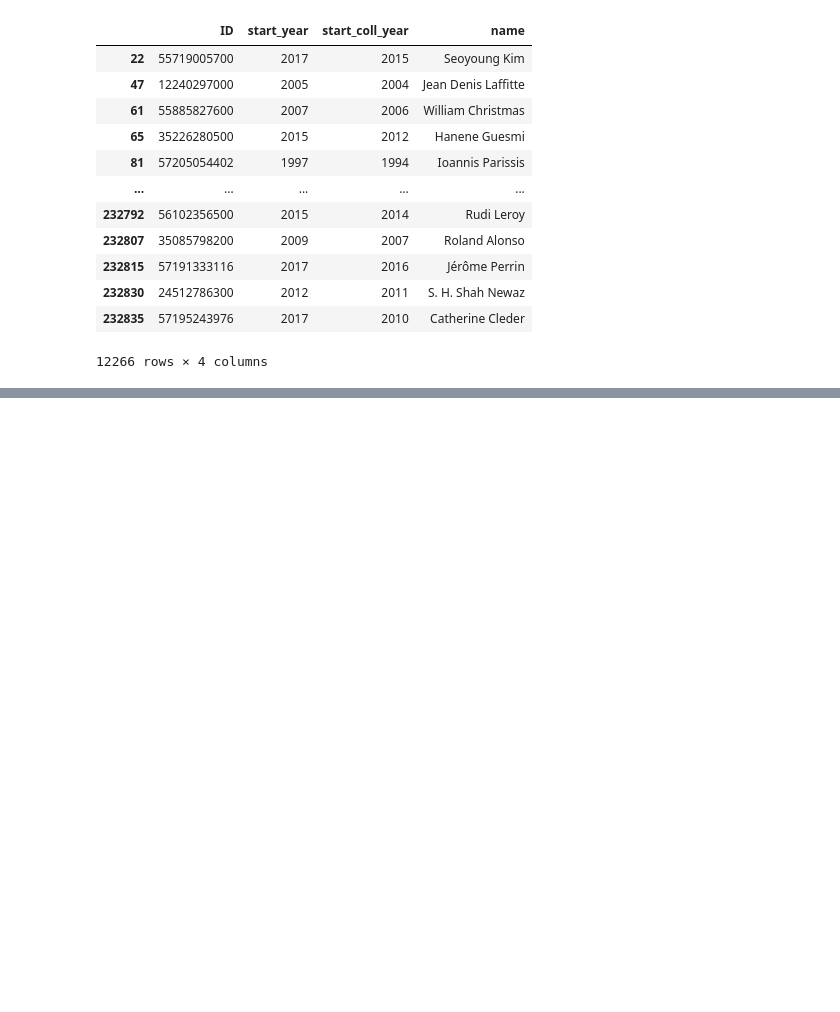
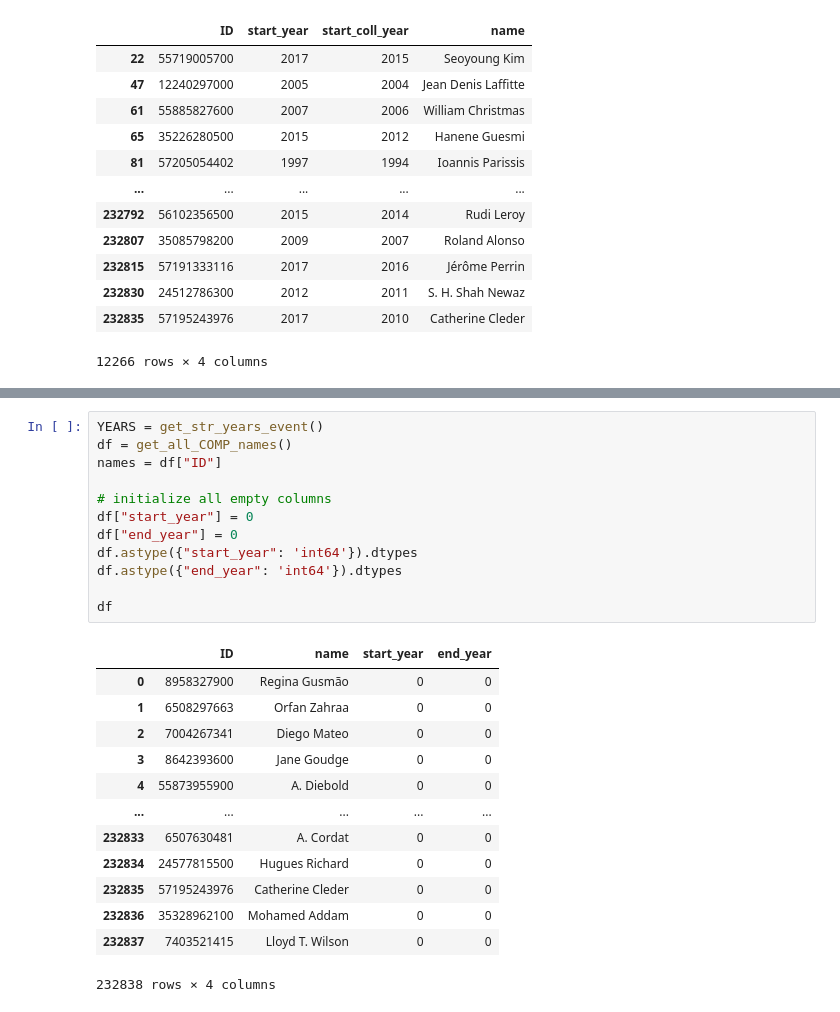
Before and after one commit to LeonardoSer/INRIA_Internship, a Jupyter notebook: tmp.ipynb, the cells around one changed output, grey strips where cells are left out. Cells and saved outputs as stored; diff of their text form; blank space fills up the shorter version.

```diff
--- a/tmp.ipynb
+++ b/tmp.ipynb
@@ -182,0 +239,26 @@ data[data.index.isin(ahmed_samets_idxs)]
+# %%
+YEARS = get_str_years_event()
+df = get_all_COMP_names()
+names = df["ID"]
+
+# initialize all empty columns
+df["start_year"] = 0
+df["end_year"] = 0
+df.astype({"start_year": 'int64'}).dtypes
+df.astype({"end_year": 'int64'}).dtypes
+
+df
+# %% [output]
+|  | ID | name | start_year | end_year |
+| 0 | 8958327900 | Regina Gusmão | 0 | 0 |
+| 1 | 6508297663 | Orfan Zahraa | 0 | 0 |
+| 2 | 7004267341 | Diego Mateo | 0 | 0 |
+| 3 | 8642393600 | Jane Goudge | 0 | 0 |
+| 4 | 55873955900 | A. Diebold | 0 | 0 |
+| ... | ... | ... | ... | ... |
+| 232833 | 6507630481 | A. Cordat | 0 | 0 |
+| 232834 | 24577815500 | Hugues Richard | 0 | 0 |
+| 232835 | 57195243976 | Catherine Cleder | 0 | 0 |
+| 232836 | 35328962100 | Mohamed Addam | 0 | 0 |
+| 232837 | 7403521415 | Lloyd T. Wilson | 0 | 0 |
+232838 rows × 4 columns
```
Also changed, not shown: parts of 4 cells of this notebook, 5 other files.
